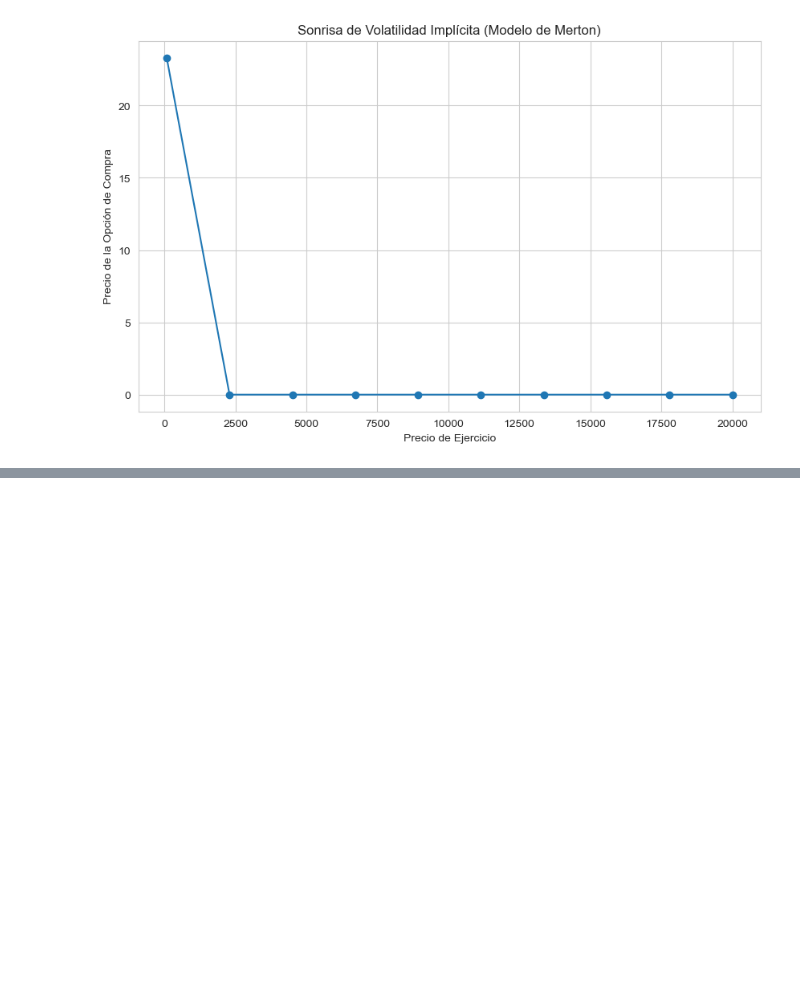
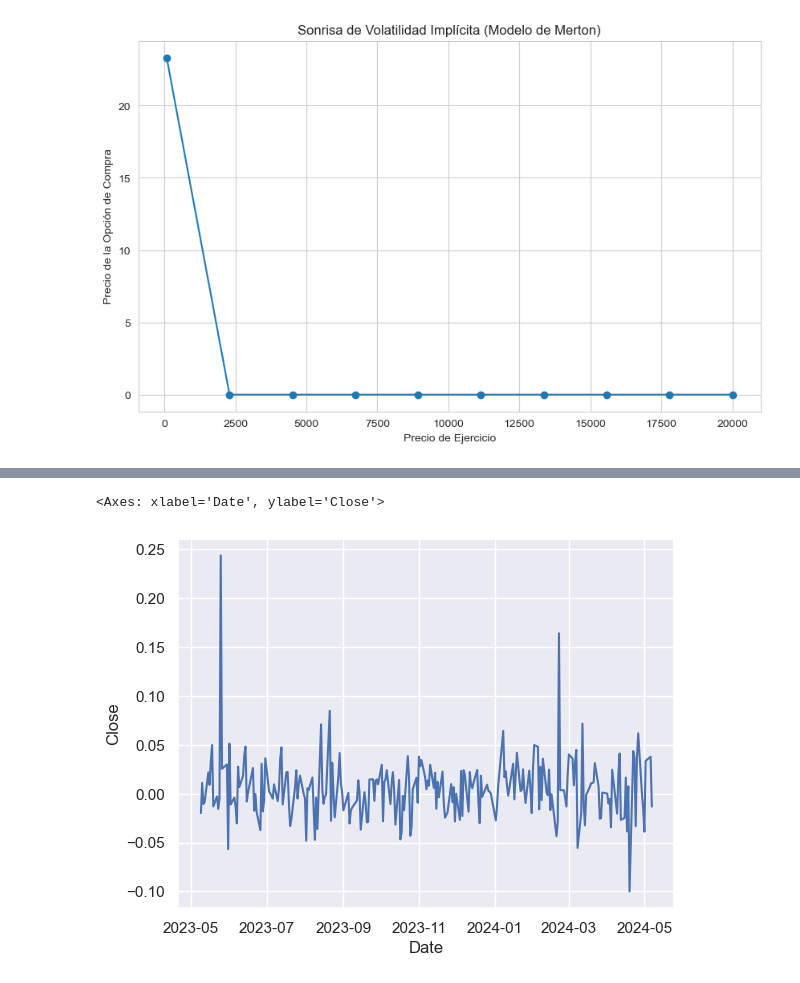
Before and after one commit to SIG1R/DeFi_Application, a Jupyter notebook: notebooks/Merton.ipynb, the cells around one changed output, grey strips where cells are left out. Cells and saved outputs as stored; diff of their text form; code cells hidden in the pictures; blank space fills up the shorter version.

```diff
--- a/notebooks/Merton.ipynb
+++ b/notebooks/Merton.ipynb
@@ -188,0 +347,5 @@ plt.show()
+# %%
+sns.lineplot(returns)
+# %% [output]
+<Axes: xlabel='Date', ylabel='Close'>
+[figure, added]
```
Also changed, not shown: parts of 8 cells of this notebook, 2 other files.
